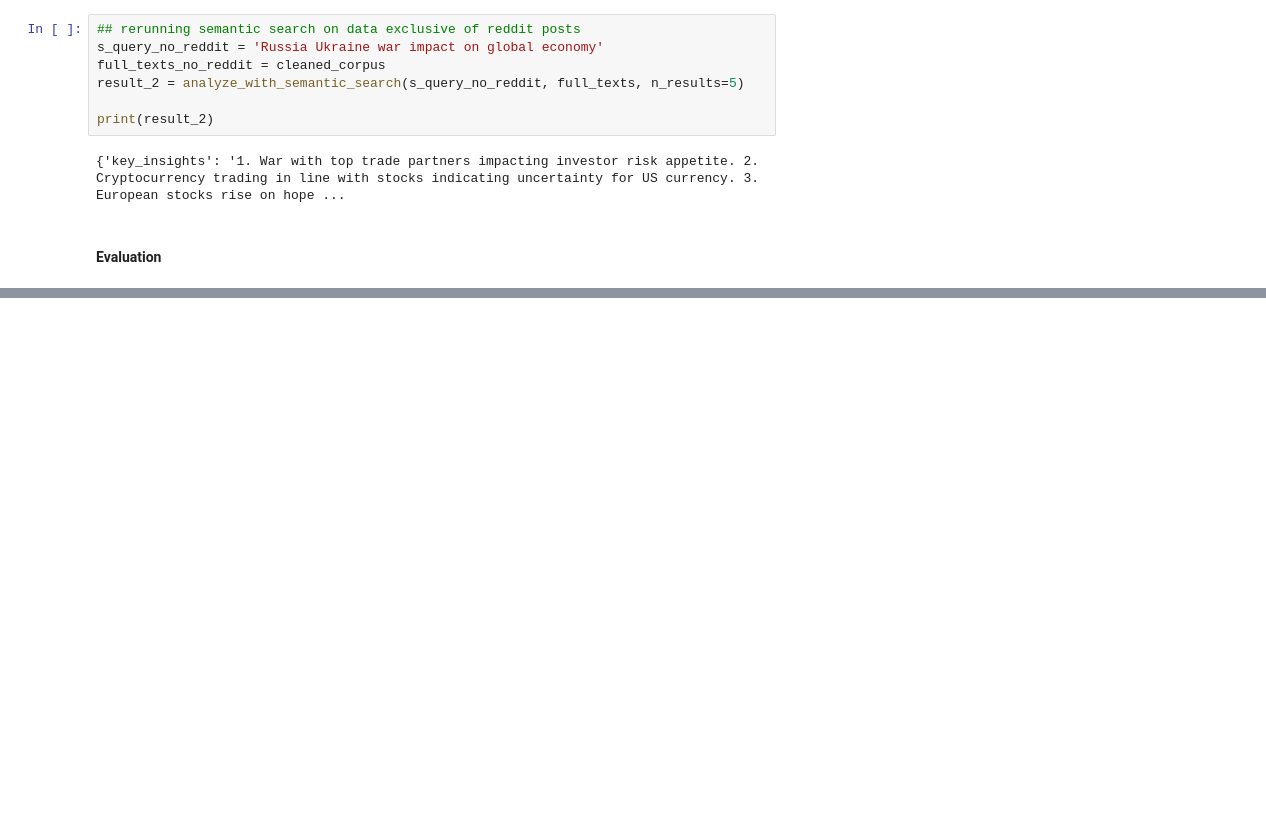
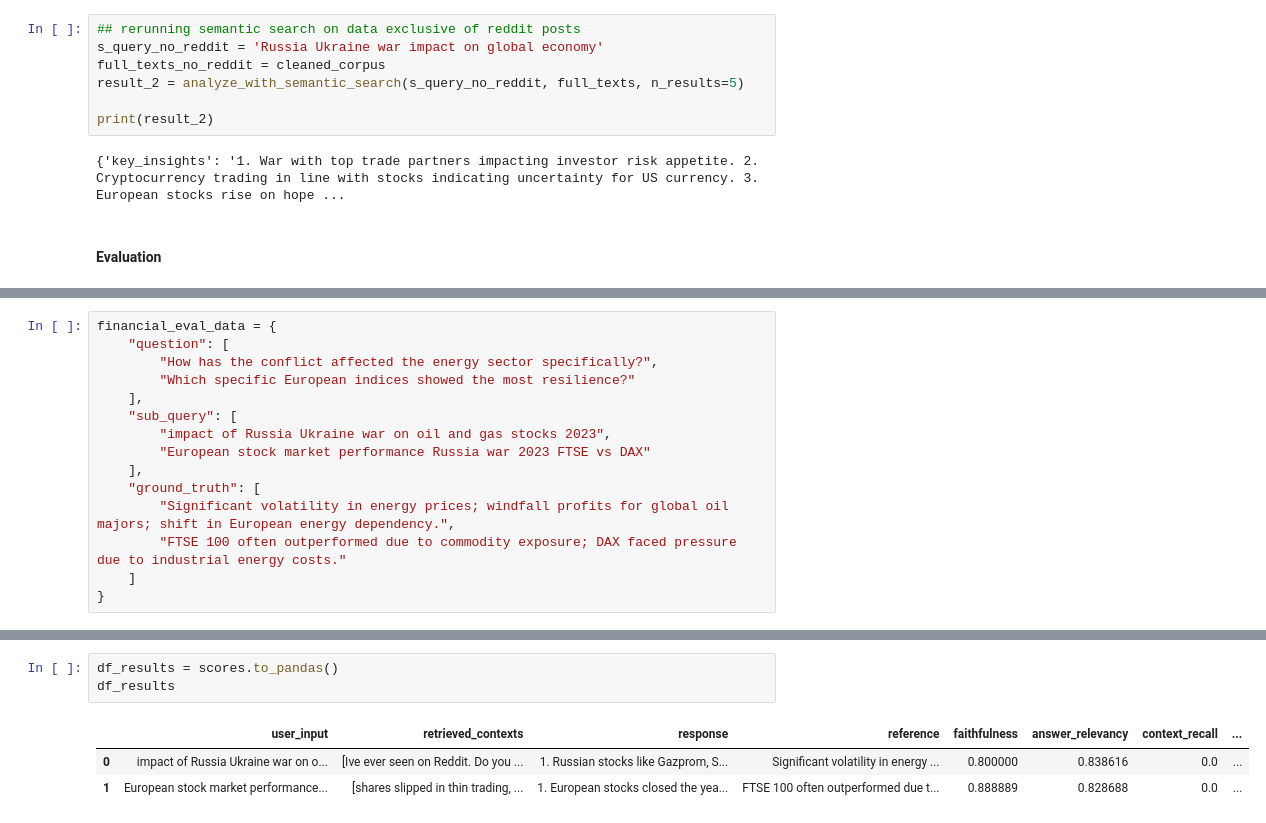
Before and after one commit to Adeleye-Emmanuel/Modular-Real-Time-Financial-News, a Jupyter notebook: notebook/code.ipynb, the cells around one changed output, grey strips where cells are left out. Cells and saved outputs as stored; diff of their text form; blank space fills up the shorter version.

```diff
--- a/notebook/code.ipynb
+++ b/notebook/code.ipynb
@@ -590,0 +610,15 @@ print(result_2)
+# %%
+financial_eval_data = {
+    "question": [
+        "How has the conflict affected the energy sector specifically?",
+        "Which specific European indices showed the most resilience?"
+    ],
+    "sub_query": [
+        "impact of Russia Ukraine war on oil and gas stocks 2023",
+        "European stock market performance Russia war 2023 FTSE vs DAX"
+    ],
+    "ground_truth": [
+        "Significant volatility in energy prices; windfall profits for global oil majors; shift in European energy dependency.",
+        "FTSE 100 often outperformed due to commodity exposure; DAX faced pressure due to industrial energy costs."
+    ]
+}
@@ -590,0 +684,7 @@ print(result_2)
+# %%
+df_results = scores.to_pandas()
+df_results
+# %% [output]
+|  | user_input | retrieved_contexts | response | reference | faithfulness | answer_relevancy | context_recall | ... |
+| 0 | impact of Russia Ukraine war on o... | [Ive ever seen on Reddit. Do you ... | 1. Russian stocks like Gazprom, S... | Significant volatility in energy ... | 0.800000 | 0.838616 | 0.0 | ... |
+| 1 | European stock market performance... | [shares slipped in thin trading, ... | 1. European stocks closed the yea... | FTSE 100 often outperformed due t... | 0.888889 | 0.828688 | 0.0 | ... |
```
Also changed, not shown: parts of 17 cells of this notebook, 3 other files.
